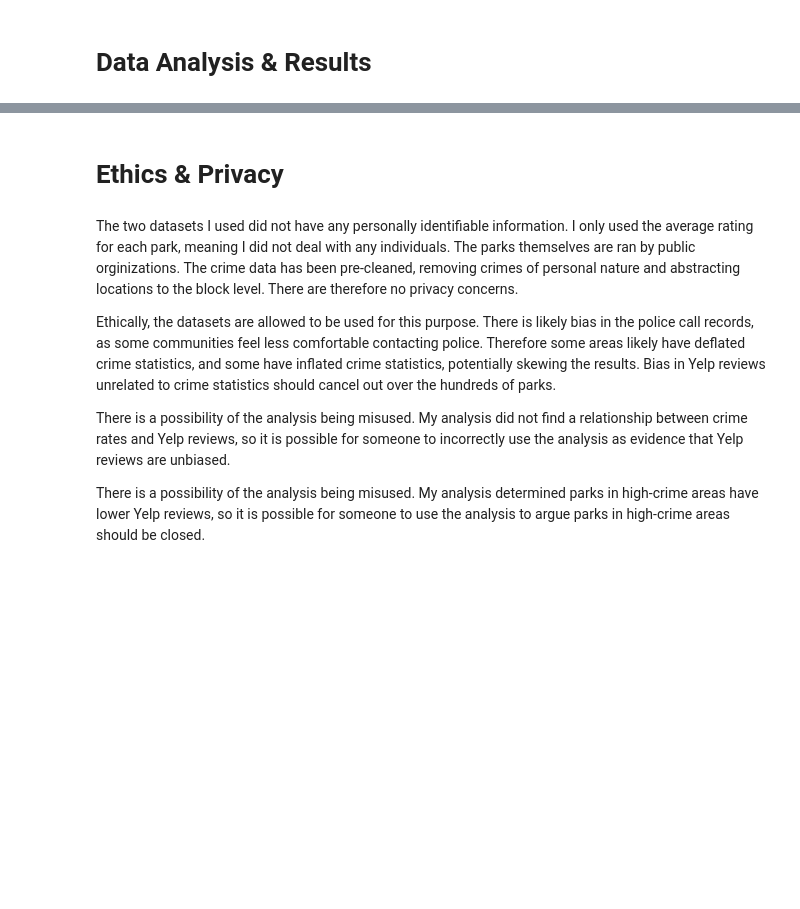
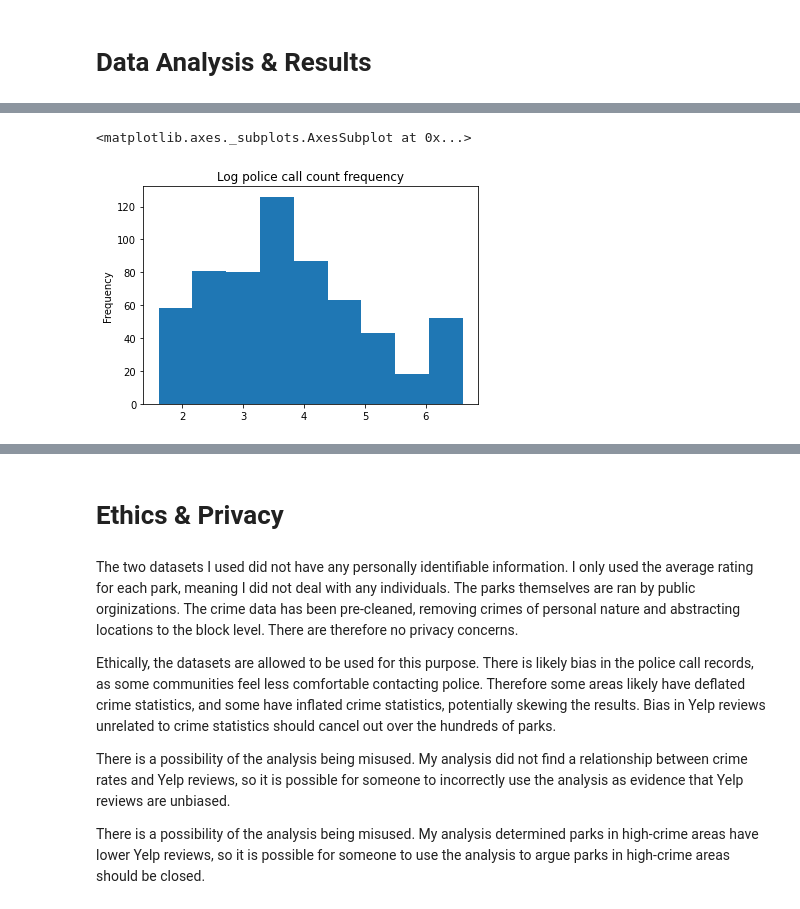
Before and after one commit to hsyzdek/individual_fa20, a Jupyter notebook: final_project/FinalProject_hsyzdek.ipynb, the cells around one changed output, grey strips where cells are left out. Drawn from its saved outputs; the diff is of its cells as text; code cells hidden in the pictures; blank space fills up the shorter version.

```diff
--- a/final_project/FinalProject_hsyzdek.ipynb
+++ b/final_project/FinalProject_hsyzdek.ipynb
@@ -165,0 +307,7 @@ Include cells that describe the steps in your data analysis.
+# %%
+pdf['log_calls'] = pdf['calls'].apply(math.log)
+# %%
+pdf['log_calls'].plot.hist(bins = 9, title="Log police call count frequency")
+# %% [output]
+<matplotlib.axes._subplots.AxesSubplot at 0x...>
+[figure, added]
```
Also changed, not shown: parts of 31 cells of this notebook, 1 other file.
